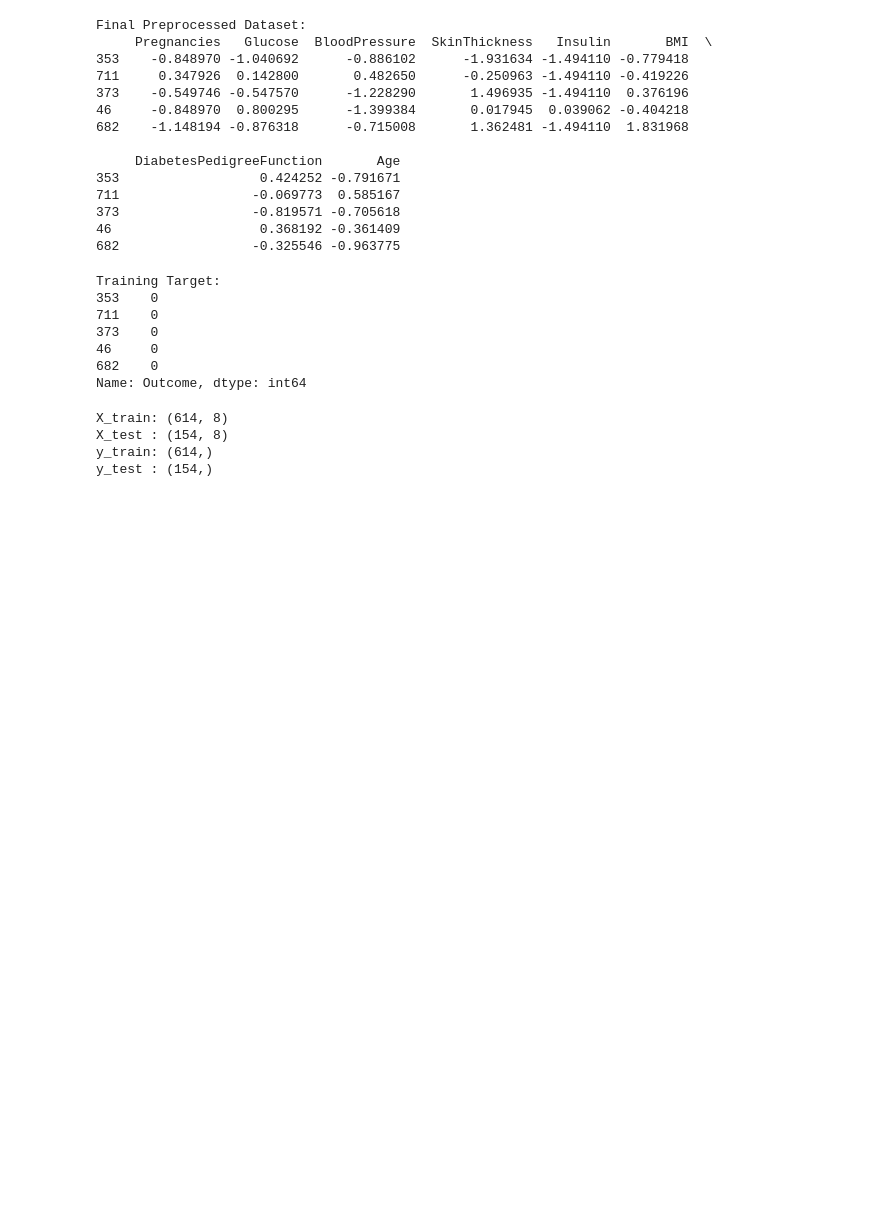
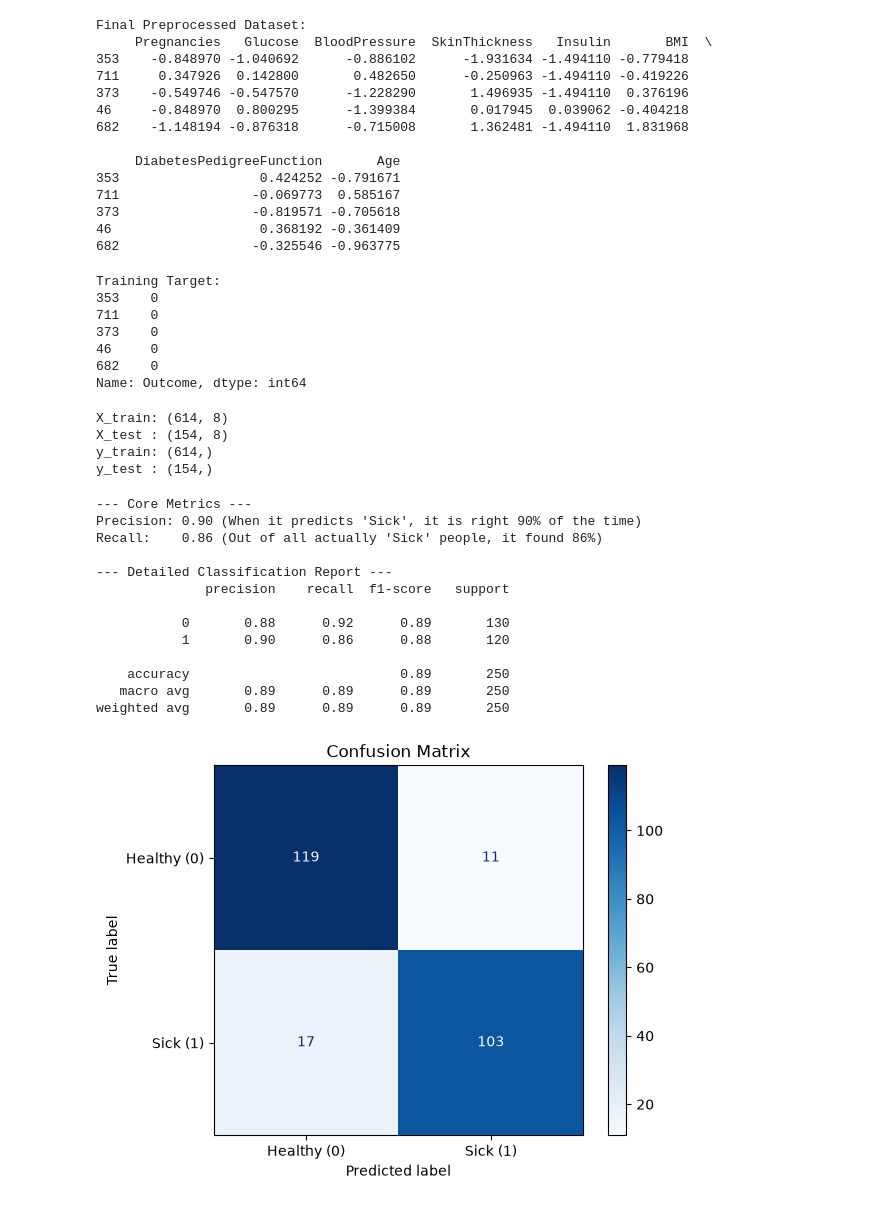
Before and after one commit to Muruli72/python, a Jupyter notebook: MLLAB/activity.ipynb, the cells around one changed output. Saved outputs shown, nothing was run; the diff lists cells and outputs as text; code cells hidden in the pictures; blank space fills up the shorter version.

```diff
--- a/MLLAB/activity.ipynb
+++ b/MLLAB/activity.ipynb
@@ -290,3 +290,53 @@ X_train: (614, 8)
 X_test : (154, 8)
 y_train: (614,)
 y_test : (154,)
+# %%
+from sklearn.datasets import make_classification
+from sklearn.model_selection import train_test_split
+from sklearn.linear_model import LogisticRegression
+from sklearn.metrics import confusion_matrix, precision_score, recall_score, classification_report, ConfusionMatrixDisplay
+import matplotlib.pyplot as plt
+
+# 1. Generate a synthetic dataset (e.g., predicting a disease: 1 = Sick, 0 = Healthy)
+X, y = make_classification(n_samples=1000, n_features=4, random_state=42)
+X_train, X_test, y_train, y_test = train_test_split(X, y, test_size=0.25, random_state=42)
+
+# 2. Train the model
+model = LogisticRegression()
+model.fit(X_train, y_train)
+
+# 3. Make predictions on the test set
+y_pred = model.predict(X_test)
+
+# 4. Calculate Evaluation Metrics
+cm = confusion_matrix(y_test, y_pred)
+precision = precision_score(y_test, y_pred)
+recall = recall_score(y_test, y_pred)
+
+print("--- Core Metrics ---")
+print(f"Precision: {precision:.2f} (When it predicts 'Sick', it is right {precision*100:.0f}% of the time)")
+print(f"Recall:    {recall:.2f} (Out of all actually 'Sick' people, it found {recall*100:.0f}%)\n")
+
+print("--- Detailed Classification Report ---")
+print(classification_report(y_test, y_pred))
+
+# 5. Visualize the Confusion Matrix
+disp = ConfusionMatrixDisplay(confusion_matrix=cm, display_labels=['Healthy (0)', 'Sick (1)'])
+disp.plot(cmap='Blues')
+plt.title("Confusion Matrix")
+plt.show()
+# %% [output]
+--- Core Metrics ---
+Precision: 0.90 (When it predicts 'Sick', it is right 90% of the time)
+Recall:    0.86 (Out of all actually 'Sick' people, it found 86%)
+
+--- Detailed Classification Report ---
+              precision    recall  f1-score   support
+
+           0       0.88      0.92      0.89       130
+           1       0.90      0.86      0.88       120
+
+    accuracy                           0.89       250
+   macro avg       0.89      0.89      0.89       250
+weighted avg       0.89      0.89      0.89       250
+[figure, added]
```
Also changed, not shown: 3 other files.
